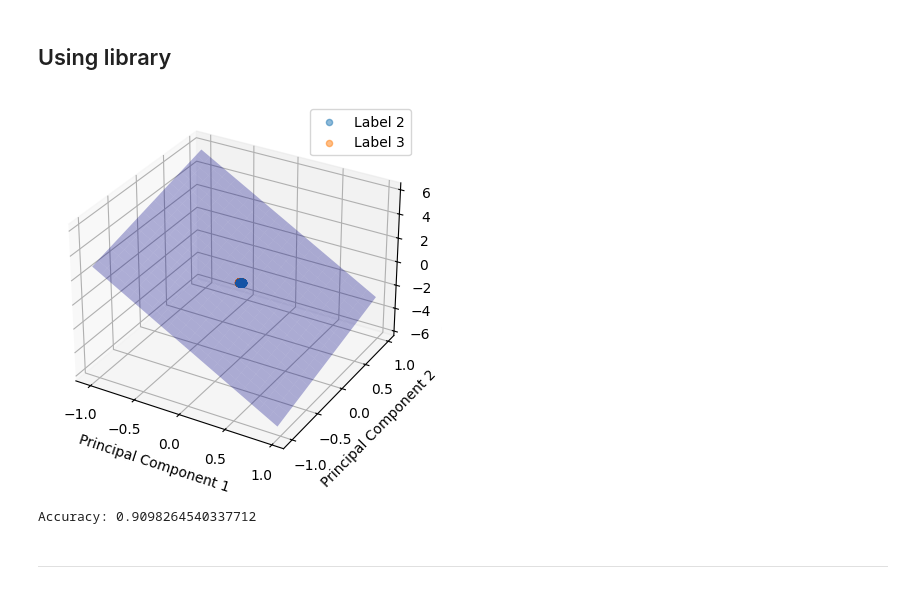
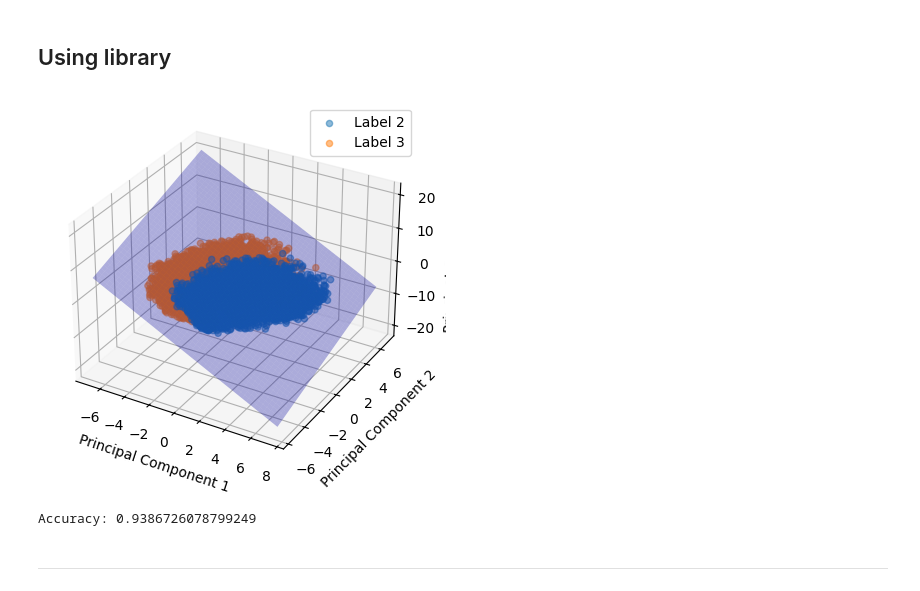
Before and after one commit to naoNao89/digitsSVM, a Jupyter notebook: SVM on Digits Recognization.ipynb, the cells around one changed output. Saved outputs shown, nothing was run; the diff lists cells and outputs as text; code cells hidden in the pictures.

Commit message:
[FIX] Using SVM lib and figure contains data points and hyperplane

```diff
--- a/SVM on Digits Recognization.ipynb
+++ b/SVM on Digits Recognization.ipynb
@@ -189,73 +190,53 @@ import matplotlib.pyplot as plt
 from mpl_toolkits.mplot3d import Axes3D
 from sklearn import svm
 
-# Assuming X_train is a list of 25x25 pixel matrices and Y_train is the corresponding labels
-
-# Filter data points with labels 2 and 3
-X_filtered = X_train[np.logical_or(Y_train == 2, Y_train == 3)]
-Y_filtered = Y_train[np.logical_or(Y_train == 2, Y_train == 3)]
-
-# Flatten the pixel matrices
-X_train_flattened = [image.flatten() for image in X_filtered]
-
-# Convert lists to numpy arrays
-X_train_flattened = np.array(X_train_flattened)
-Y_filtered = np.array(Y_filtered)
-
-# Normalize inputs
-X_train_flattened = X_train_flattened / 255.0
-
-# Fit PCA
-pca = PCA(n_components=3)
-X_train_pca = pca.fit_transform(X_train_flattened)
-
 # Fit SVM to separate data points with labels 2 and 3
 svm_classifier = svm.SVC(kernel='linear')
-svm_classifier.fit(X_train_pca, Y_filtered)
+svm_classifier.fit(X_train_23_pca, Y_train_23)
 
 # Create meshgrid for plotting the hyperplane
-x_min, x_max = X_train_pca[:, 0].min() - 1, X_train_pca[:, 0].max() + 1
-y_min, y_max = X_train_pca[:, 1].min() - 1, X_train_pca[:, 1].max() + 1
-z_min, z_max = X_train_pca[:, 2].min() - 1, X_train_pca[:, 2].max() + 1
+x_min, x_max = X_train_23_pca[:, 0].min() - 1, X_train_23_pca[:, 0].max() + 1
+y_min, y_max = X_train_23_pca[:, 1].min() - 1, X_train_23_pca[:, 1].max() + 1
+z_min, z_max = X_train_23_pca[:, 2].min() - 1, X_train_23_pca[:, 2].max() + 1
 
 xx, yy = np.meshgrid(np.arange(x_min, x_max, 0.1),
                      np.arange(y_min, y_max, 0.1))
 zz = (-svm_classifier.intercept_[0] - svm_classifier.coef_[0][0] * xx - svm_classifier.coef_[0][1] * yy) / svm_classifier.coef_[0][2]
 
 # Plot the data points
 fig = plt.figure()
 ax = fig.add_subplot(111, projection='3d')
 
 # Plot data points with label 2
-ax.scatter(X_train_pca[Y_filtered == 2, 0],
-           X_train_pca[Y_filtered == 2, 1],
-           X_train_pca[Y_filtered == 2, 2],
+ax.scatter(X_train_23_pca[Y_train_23 == 2, 0],
+           X_train_23_pca[Y_train_23 == 2, 1],
+           X_train_23_pca[Y_train_23 == 2, 2],
            label='Label 2',
            alpha=0.5)
 
 # Plot data points with label 3
-ax.scatter(X_train_pca[Y_filtered == 3, 0],
-           X_train_pca[Y_filtered == 3, 1],
-           X_train_pca[Y_filtered == 3, 2],
+ax.scatter(X_train_23_pca[Y_train_23 == 3, 0],
+           X_train_23_pca[Y_train_23 == 3, 1],
+           X_train_23_pca[Y_train_23 == 3, 2],
            label='Label 3',
            alpha=0.5)
 
 # Plot hyperplane
 ax.plot_surface(xx, yy, zz, color='b', alpha=0.3)
 
 ax.set_xlabel('Principal Component 1')
 ax.set_ylabel('Principal Component 2')
 ax.set_zlabel('Principal Component 3')
 ax.legend()
 
 plt.show()
 
 # Evaluate and print accuracy
-accuracy = svm_classifier.score(X_train_pca, Y_filtered)
+accuracy = svm_classifier.score(X_train_23_pca, Y_train_23)
 print("Accuracy:", accuracy)
 # %% [output]
-[figure, old version]
+[figure, new version]
-Accuracy: 0.9098264540337712
+Accuracy: 0.9386726078799249
 # %% [markdown]
 ---
 # %% [markdown]
```
Also changed, not shown: parts of 2 cells of this notebook.
